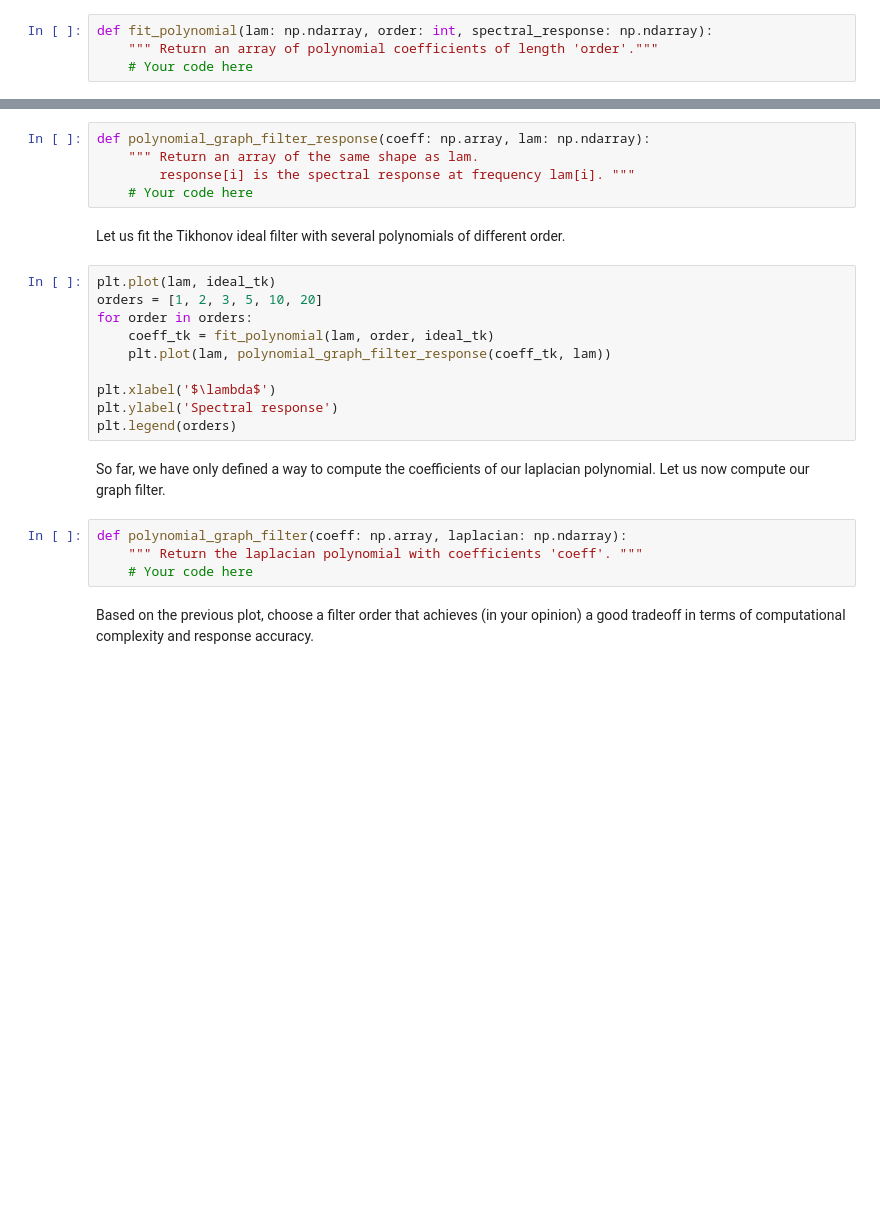
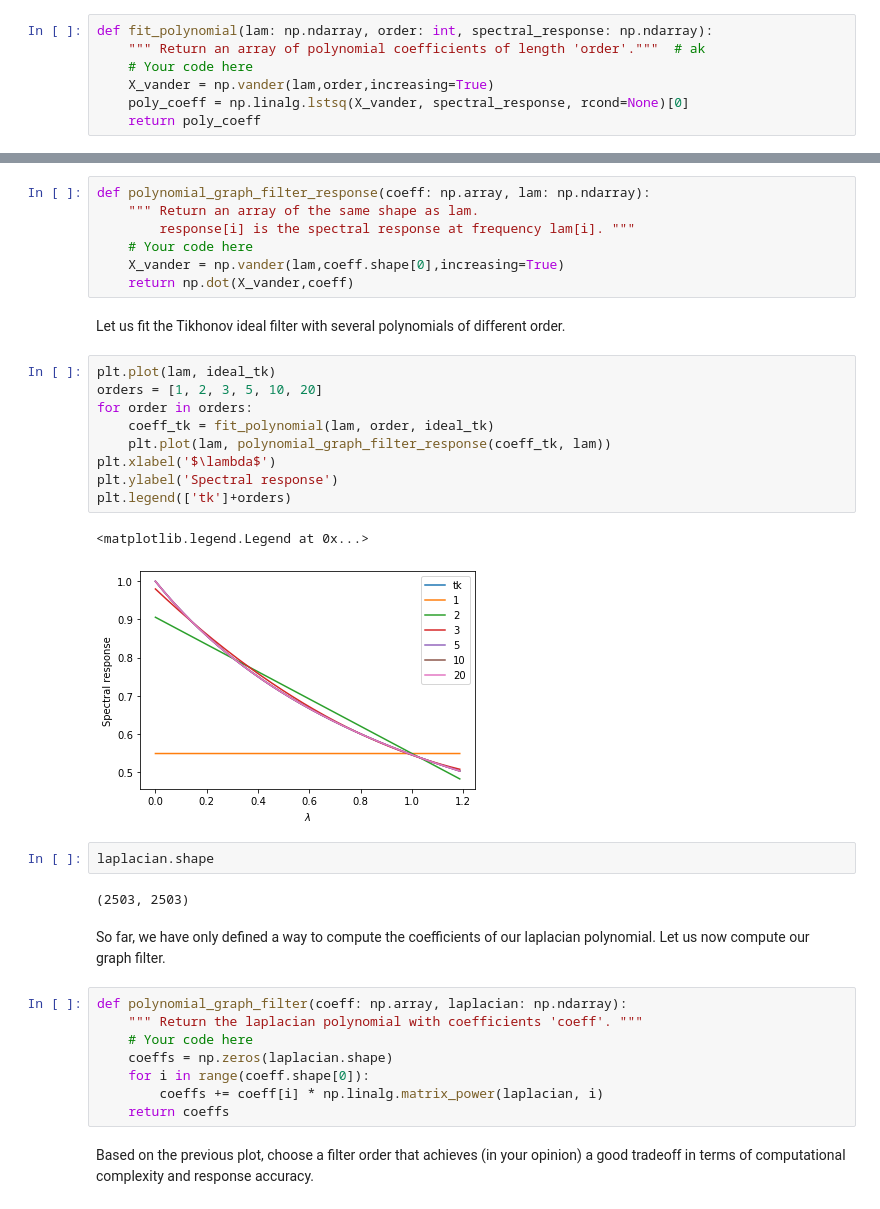
Before and after one commit to xiaohai12/ntds2019, a Jupyter notebook: assignments/2_learning_with_graphs.ipynb, the cells around one changed output, grey strips where cells are left out. Cells and saved outputs as stored; diff of their text form; blank space fills up the shorter version.

```diff
--- a/assignments/2_learning_with_graphs.ipynb
+++ b/assignments/2_learning_with_graphs.ipynb
@@ -702,8 +709,11 @@ Implement a function to find the coefficients of a polynomial that approximates
 **Hint:** `np.vander` and `np.linalg.lstsq`.
 # %%
 def fit_polynomial(lam: np.ndarray, order: int, spectral_response: np.ndarray):
-    """ Return an array of polynomial coefficients of length 'order'."""
+    """ Return an array of polynomial coefficients of length 'order'."""  # ak
     # Your code here
+    X_vander = np.vander(lam,order,increasing=True)
+    poly_coeff = np.linalg.lstsq(X_vander, spectral_response, rcond=None)[0]
+    return poly_coeff
 # %% [markdown]
 Implement a function to compute the frequency response of that filter.
 # %%
@@ -711,24 +721,36 @@ def polynomial_graph_filter_response(coeff: np.array, lam: np.ndarray):
     """ Return an array of the same shape as lam.
         response[i] is the spectral response at frequency lam[i]. """
     # Your code here
+    X_vander = np.vander(lam,coeff.shape[0],increasing=True)
+    return np.dot(X_vander,coeff)
 # %% [markdown]
 Let us fit the Tikhonov ideal filter with several polynomials of different order.
 # %%
 plt.plot(lam, ideal_tk)
 orders = [1, 2, 3, 5, 10, 20]
 for order in orders:
     coeff_tk = fit_polynomial(lam, order, ideal_tk)
     plt.plot(lam, polynomial_graph_filter_response(coeff_tk, lam))
-
 plt.xlabel('$\lambda$')
 plt.ylabel('Spectral response')
-plt.legend(orders)
+plt.legend(['tk']+orders)
+# %% [output]
+<matplotlib.legend.Legend at 0x...>
+[figure, added]
+# %%
+laplacian.shape
+# %% [output]
+(2503, 2503)
 # %% [markdown]
 So far, we have only defined a way to compute the coefficients of our laplacian polynomial. Let us now compute our graph filter.
 # %%
 def polynomial_graph_filter(coeff: np.array, laplacian: np.ndarray):
     """ Return the laplacian polynomial with coefficients 'coeff'. """
     # Your code here
+    coeffs = np.zeros(laplacian.shape)
+    for i in range(coeff.shape[0]):
+        coeffs += coeff[i] * np.linalg.matrix_power(laplacian, i)
+    return coeffs
 # %% [markdown]
 Based on the previous plot, choose a filter order that achieves (in your opinion) a good tradeoff in terms of computational complexity and response accuracy.
 # %%
```
Also changed, not shown: parts of 59 cells of this notebook.
